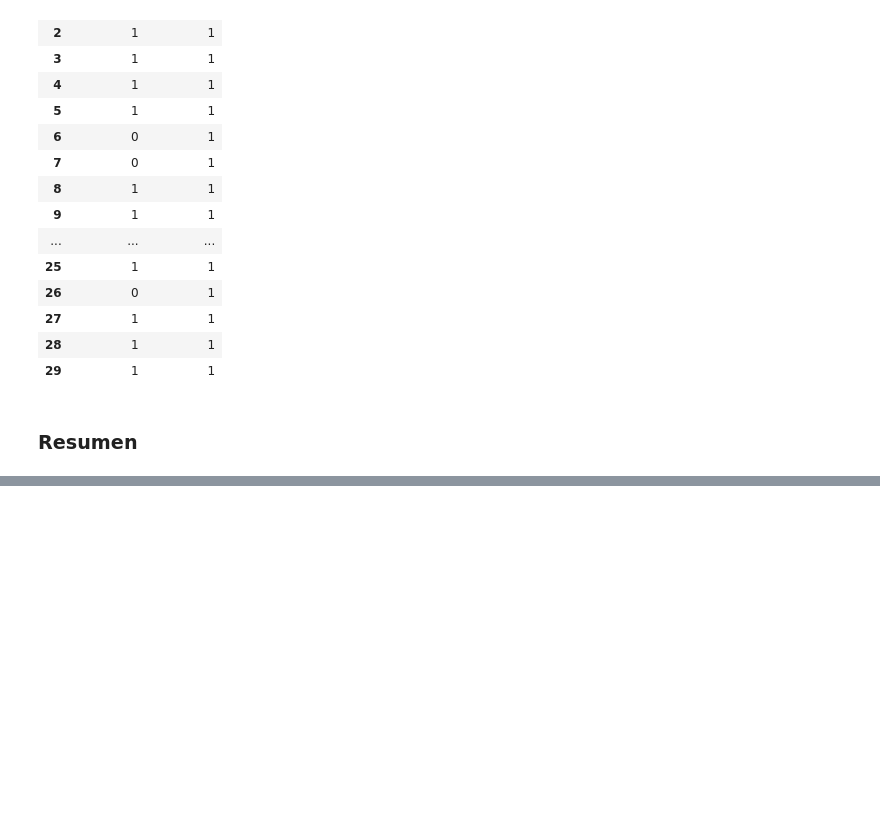
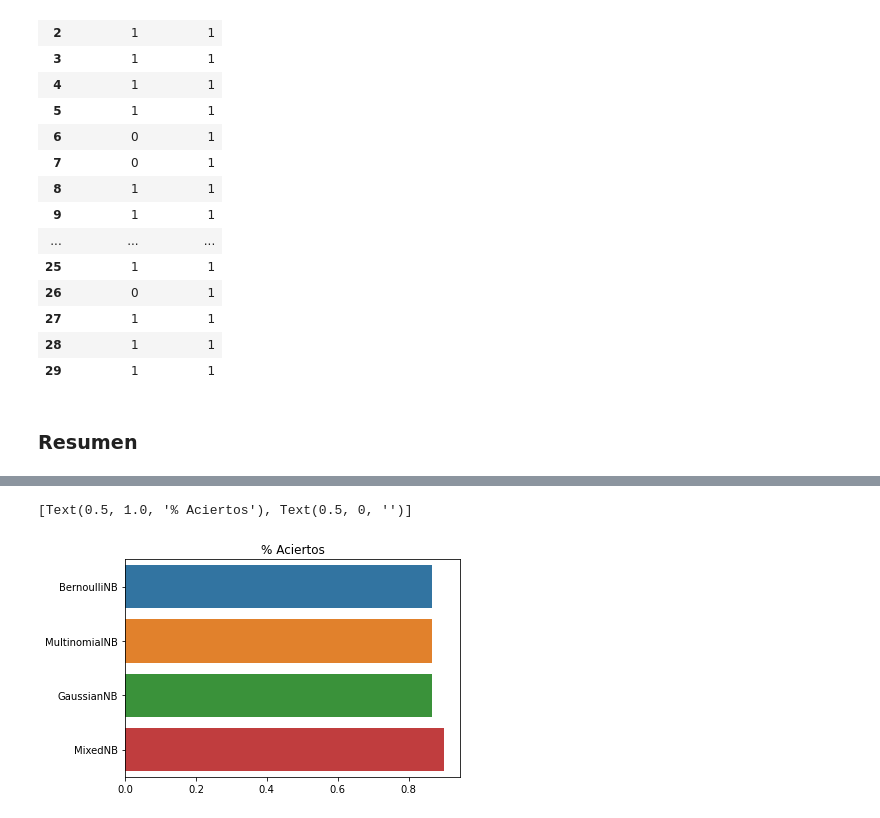
Before and after one commit to WilderGitHub/MCD, a Jupyter notebook: I. 03 Minería de Datos I/Practicas/Practica 4 Naive Bayes/Practica 4 NaiveBayes.ipynb, the cells around one changed output, grey strips where cells are left out. Drawn from its saved outputs; the diff is of its cells as text; code cells hidden in the pictures; blank space fills up the shorter version.

```diff
--- a/I. 03 Minería de Datos I/Practicas/Practica 4 Naive Bayes/Practica 4 NaiveBayes.ipynb
+++ b/I. 03 Minería de Datos I/Practicas/Practica 4 Naive Bayes/Practica 4 NaiveBayes.ipynb
@@ -156,0 +159,5 @@ Con una proporción de muestra de:  30.0 %
+# %%
+sb.barplot(y=cabeceras, x="% Aciertos", data=tabla, orient = 'h').set(title='% Aciertos',xlabel=None)
+# %% [output]
+[Text(0.5, 1.0, '% Aciertos'), Text(0.5, 0, '')]
+[figure, added]
```
Also changed, not shown: parts of 2 cells of this notebook, 2 other files.
